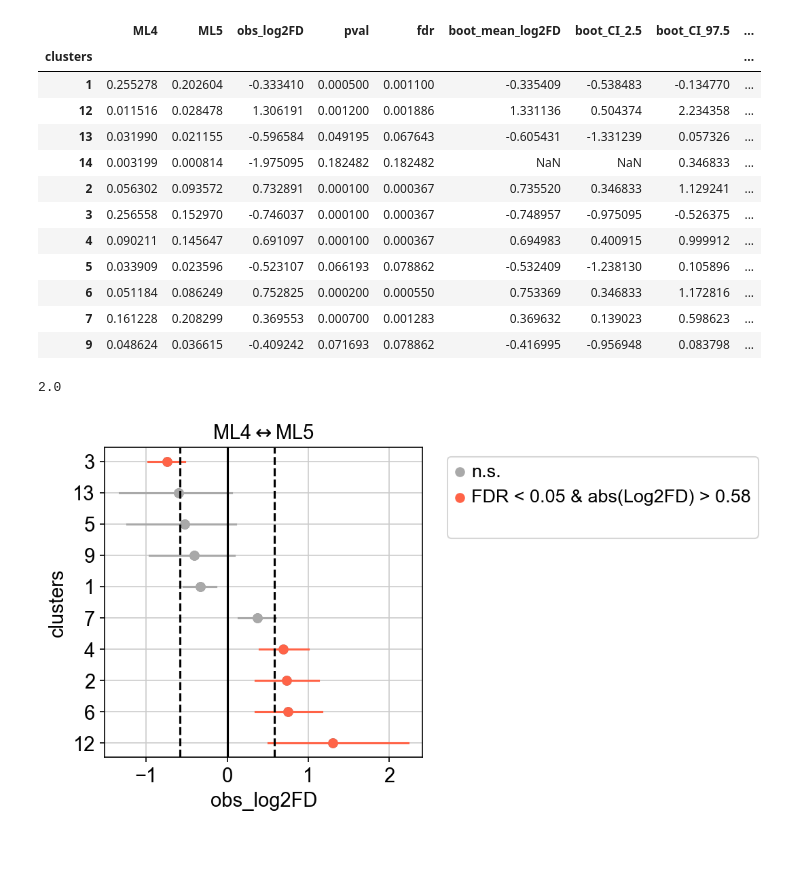
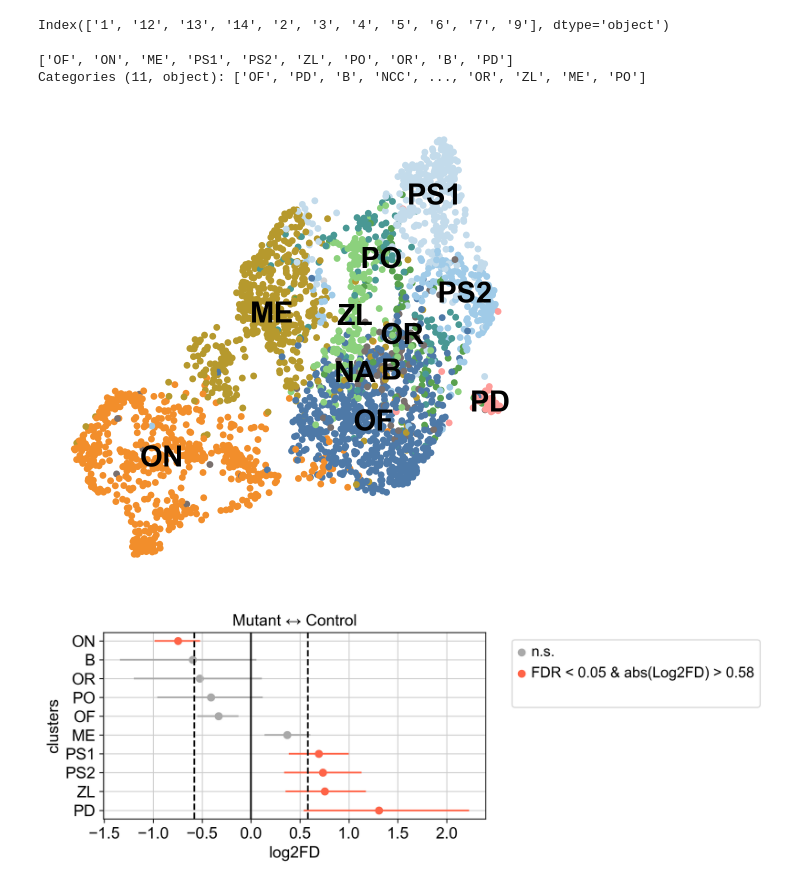
Before and after one commit to LouisFaure/upperlip_paper, a Jupyter notebook: pagoda2/03A.prop_E11_ML4-5.ipynb, the cells around one changed output. Cells and saved outputs as stored; diff of their text form; code cells hidden in the pictures; blank space fills up the shorter version.

```diff
--- a/pagoda2/03A.prop_E11_ML4-5.ipynb
+++ b/pagoda2/03A.prop_E11_ML4-5.ipynb
@@ -20,6 +33,41 @@ adata.obs["batch"]=list(map(lambda n: n.split("_")[0], adata.obs_names))
 # %%
 adata.obs.batch=adata.obs.batch.astype("category")
 adata.obs.leiden=adata.obs.leiden.astype("category")
+# %%
+cols=pd.read_csv("../leiden_colors.csv",index_col=0)
+# %%
+adata.obs.leiden.cat.categories
+# %% [output]
+Index(['1', '12', '13', '14', '2', '3', '4', '5', '6', '7', '9'], dtype='object')
+# %%
+assignment=pd.Series({"14":"NCC","7":"ME",
+ "5":"OR","1":"OF",
+ "10":"EE","11":"FB",
+ "4":"PS1","2":"PS2","9":"PO",
+ "12":"PD","6":"ZL","8":"NSC",
+ "3":"ON","13":"B"})
+# %%
+adata.obs.leiden= \
+    adata.obs.leiden.cat.rename_categories(
+        assignment[adata.obs.leiden.cat.categories].values
+    )
+# %%
+adata.uns["leiden_colors"]=cols.loc[adata.obs.leiden.cat.categories]["0"].values
+# %%
+adata.obs.leiden.value_counts().index[:-1].values
+# %% [output]
+['OF', 'ON', 'ME', 'PS1', 'PS2', 'ZL', 'PO', 'OR', 'B', 'PD']
+Categories (11, object): ['OF', 'PD', 'B', 'NCC', ..., 'OR', 'ZL', 'ME', 'PO']
+# %%
+import matplotlib.pyplot as plt
+sc.set_figure_params(frameon=False,dpi=150)
+fig,ax=plt.subplots()
+sc.pl.umap(adata,color="leiden",legend_loc="on data",title="",
+           groups=adata.obs.leiden.value_counts().index[:-1].values,
+          show=False,ax=ax)
+plt.savefig("E11_umap.pdf",dpi=600)
+# %% [output]
+[figure, added]
 # %%
 import proportion_test
 # %%
@@ -26,35 +76,15 @@ import proportion_test
 prop_res = proportion_test.proportion_test(adata,"batch","leiden","ML4","ML5",
                       n_permutations=10000,n_jobs=10)
-# %%
-prop_res
-# %% [output]
-|  | ML4 | ML5 | obs_log2FD | pval | fdr | boot_mean_log2FD | boot_CI_2.5 | boot_CI_97.5 | ... |
-| clusters |  |  |  |  |  |  |  |  | ... |
-| 1 | 0.255278 | 0.202604 | -0.333410 | 0.000500 | 0.001100 | -0.335409 | -0.538483 | -0.134770 | ... |
-| 12 | 0.011516 | 0.028478 | 1.306191 | 0.001200 | 0.001886 | 1.331136 | 0.504374 | 2.234358 | ... |
-| 13 | 0.031990 | 0.021155 | -0.596584 | 0.049195 | 0.067643 | -0.605431 | -1.331239 | 0.057326 | ... |
-| 14 | 0.003199 | 0.000814 | -1.975095 | 0.182482 | 0.182482 | NaN | NaN | 0.346833 | ... |
-| 2 | 0.056302 | 0.093572 | 0.732891 | 0.000100 | 0.000367 | 0.735520 | 0.346833 | 1.129241 | ... |
-| 3 | 0.256558 | 0.152970 | -0.746037 | 0.000100 | 0.000367 | -0.748957 | -0.975095 | -0.526375 | ... |
-| 4 | 0.090211 | 0.145647 | 0.691097 | 0.000100 | 0.000367 | 0.694983 | 0.400915 | 0.999912 | ... |
-| 5 | 0.033909 | 0.023596 | -0.523107 | 0.066193 | 0.078862 | -0.532409 | -1.238130 | 0.105896 | ... |
-| 6 | 0.051184 | 0.086249 | 0.752825 | 0.000200 | 0.000550 | 0.753369 | 0.346833 | 1.172816 | ... |
-| 7 | 0.161228 | 0.208299 | 0.369553 | 0.000700 | 0.001283 | 0.369632 | 0.139023 | 0.598623 | ... |
-| 9 | 0.048624 | 0.036615 | -0.409242 | 0.071693 | 0.078862 | -0.416995 | -0.956948 | 0.083798 | ... |
-# %%
-import numpy as np
-np.log2(4)
-# %% [output]
-2.0
-# %%
-import imp
-imp.reload(proportion_test)
-
-import matplotlib.pyplot as plt
-plt.rcParams['svg.fonttype'] = 'none'
-plt.rcParams['font.family'] = ['sans-serif']
-plt.rcParams['font.sans-serif'] = ['Arial']
-proportion_test.plot_proportion_test(prop_res)
-# %% [output]
-[figure, removed]
+# %%
+import imp
+imp.reload(proportion_test)
+
+import matplotlib.pyplot as plt
+fig,ax=plt.subplots(figsize=(6,3))
+proportion_test.plot_proportion_test(prop_res,ax=ax)
+ax.set_title(r"Mutant ↔ Control")
+ax.set_xlabel("log2FD")
+plt.savefig("perm_test.pdf")
+# %% [output]
+[figure, added]
 # %%
```
Also changed, not shown: parts of 15 cells of this notebook, 4 other files.
